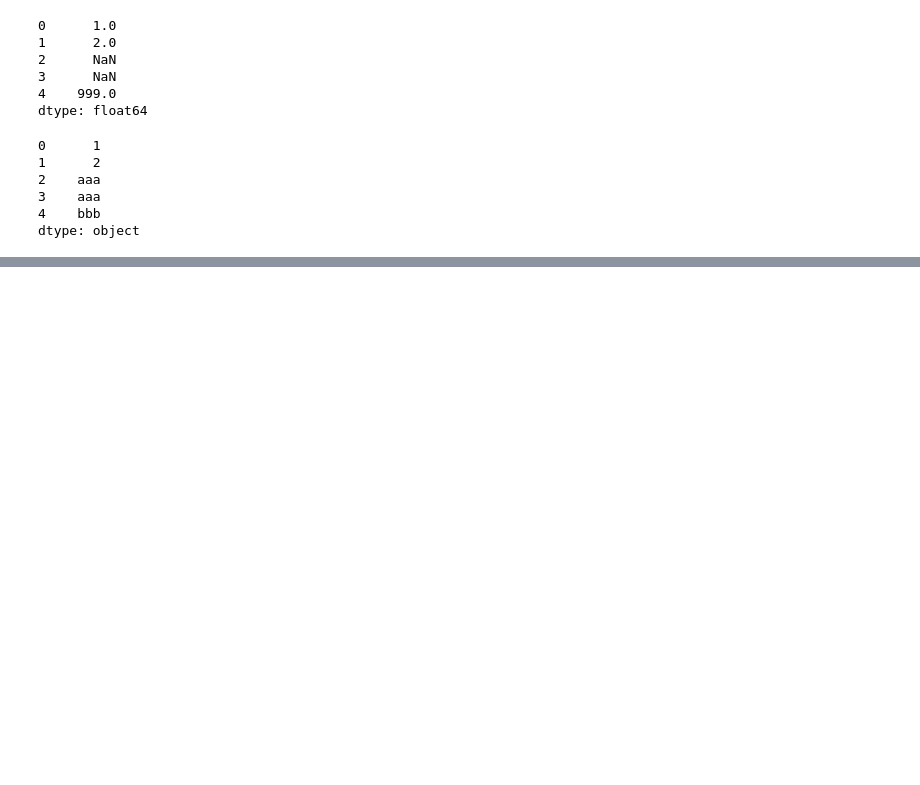
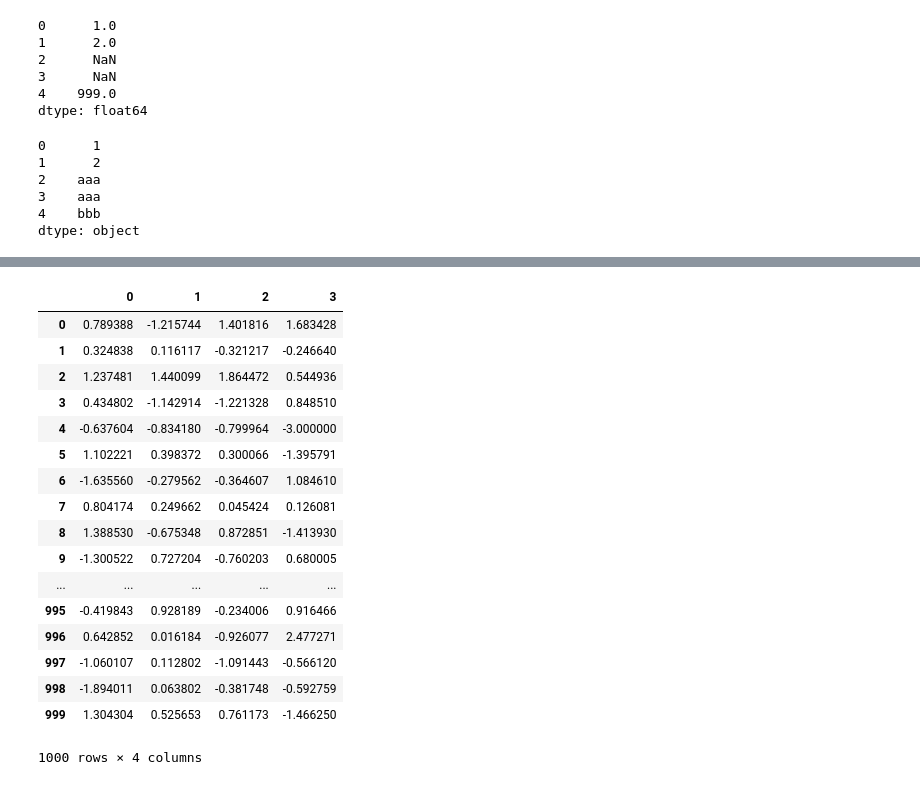
Before and after one commit to HaoJingyuan/DataAnalysis, a Jupyter notebook: 数据清洗/清洗.ipynb, the cells around one changed output, grey strips where cells are left out. Cells and saved outputs as stored; diff of their text form; code cells hidden in the pictures; blank space fills up the shorter version.

```diff
--- a/数据清洗/清洗.ipynb
+++ b/数据清洗/清洗.ipynb
@@ -259,0 +447,23 @@ dtype: object
+# %%
+data[(np.abs(data) > 3)] = np.sign(data)*3
+# %%
+data
+# %% [output]
+|  | 0 | 1 | 2 | 3 |
+| 0 | 0.789388 | -1.215744 | 1.401816 | 1.683428 |
+| 1 | 0.324838 | 0.116117 | -0.321217 | -0.246640 |
+| 2 | 1.237481 | 1.440099 | 1.864472 | 0.544936 |
+| 3 | 0.434802 | -1.142914 | -1.221328 | 0.848510 |
+| 4 | -0.637604 | -0.834180 | -0.799964 | -3.000000 |
+| 5 | 1.102221 | 0.398372 | 0.300066 | -1.395791 |
+| 6 | -1.635560 | -0.279562 | -0.364607 | 1.084610 |
+| 7 | 0.804174 | 0.249662 | 0.045424 | 0.126081 |
+| 8 | 1.388530 | -0.675348 | 0.872851 | -1.413930 |
+| 9 | -1.300522 | 0.727204 | -0.760203 | 0.680005 |
+| ... | ... | ... | ... | ... |
+| 995 | -0.419843 | 0.928189 | -0.234006 | 0.916466 |
+| 996 | 0.642852 | 0.016184 | -0.926077 | 2.477271 |
+| 997 | -1.060107 | 0.112802 | -1.091443 | -0.566120 |
+| 998 | -1.894011 | 0.063802 | -0.381748 | -0.592759 |
+| 999 | 1.304304 | 0.525653 | 0.761173 | -1.466250 |
+1000 rows × 4 columns
```
Also changed, not shown: parts of 48 cells of this notebook.
